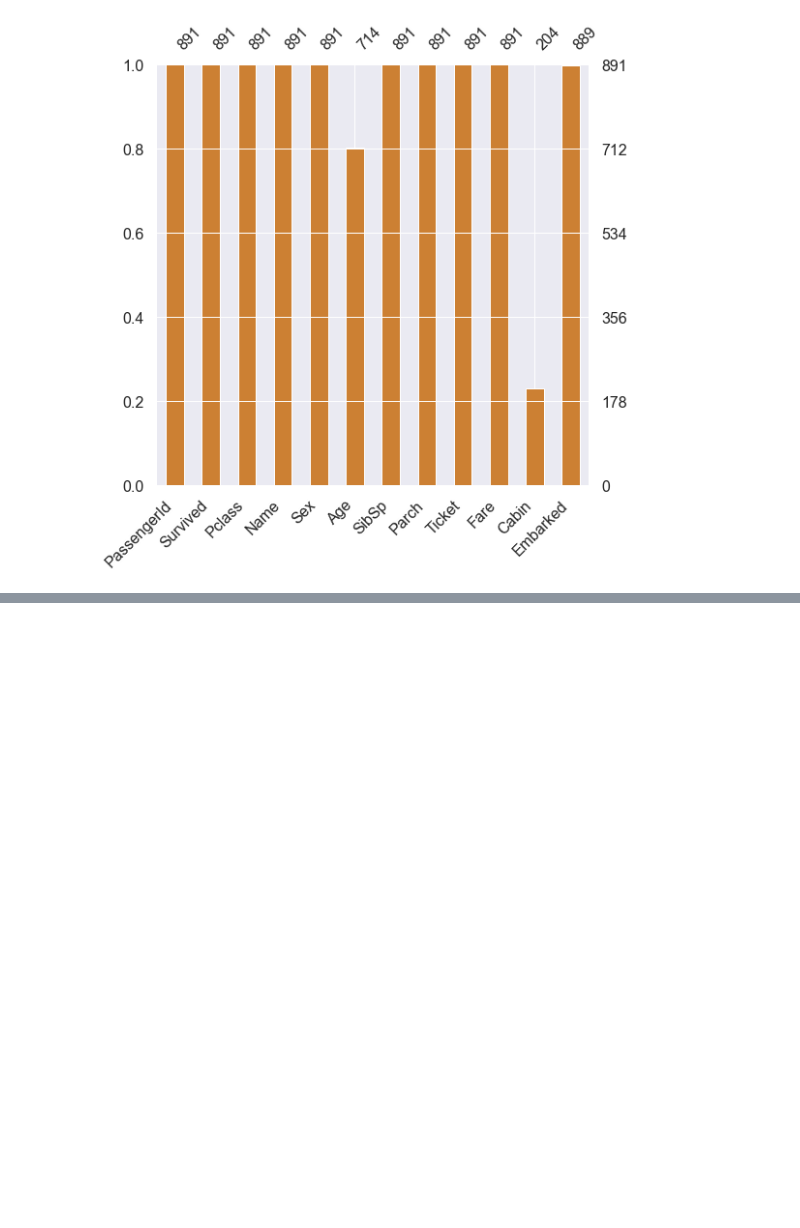
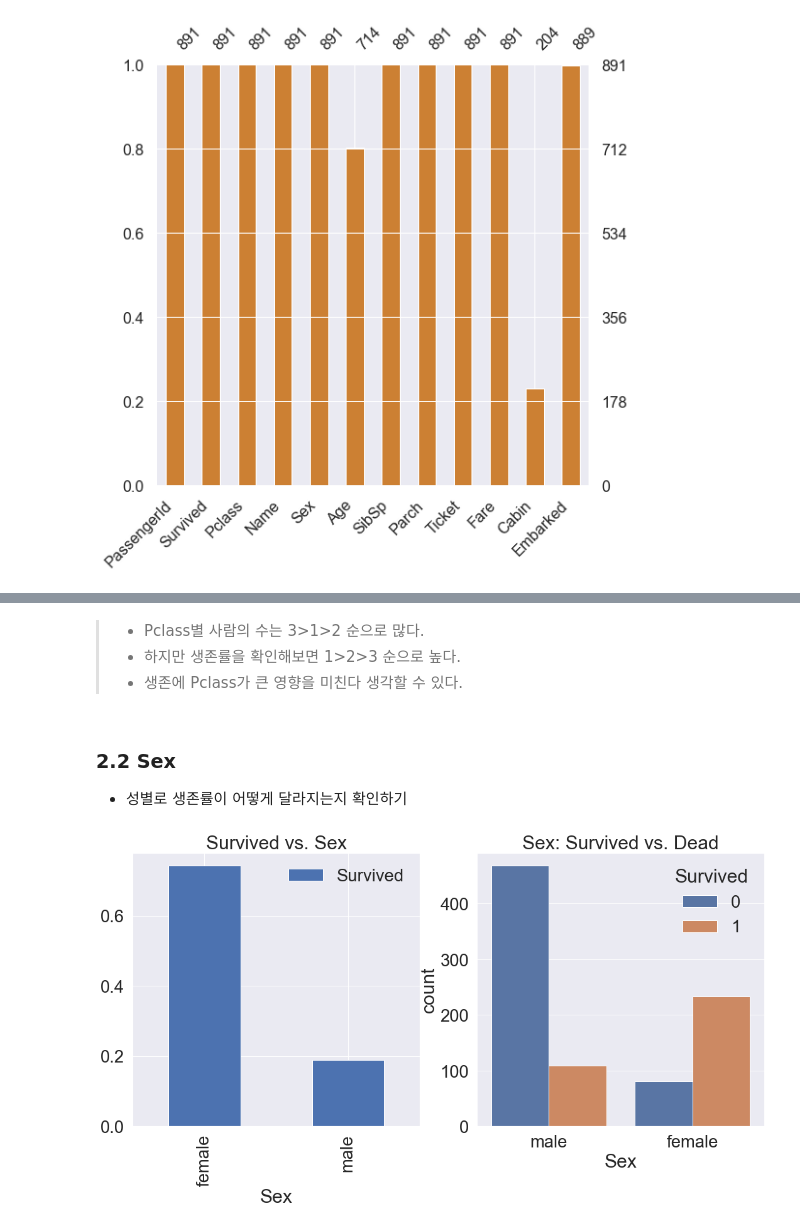
Before and after one commit to yeon42/data_analysis, a Jupyter notebook: kaggle/titanic/titanic.ipynb, the cells around one changed output, grey strips where cells are left out. Cells and saved outputs as stored; diff of their text form; code cells hidden in the pictures; blank space fills up the shorter version.

```diff
--- a/kaggle/titanic/titanic.ipynb
+++ b/kaggle/titanic/titanic.ipynb
@@ -206,0 +291,18 @@ msno.bar(df=df_train.iloc[:, :], figsize=(8, 8), color=(0.8, 0.5, 0.2))
+# %% [markdown]
+> - Pclass별 사람의 수는 3>1>2 순으로 많다.
+> - 하지만 생존률을 확인해보면 1>2>3 순으로 높다.
+> - 생존에 Pclass가 큰 영향을 미친다 생각할 수 있다.
+# %% [markdown]
+### 2.2 Sex
+- 성별로 생존률이 어떻게 달라지는지 확인하기
+# %%
+f, ax = plt.subplots(1, 2, figsize=(18, 8))
+
+df_train[['Sex', 'Survived']].groupby(['Sex'], as_index=True).mean().plot.bar(ax=ax[0])
+ax[0].set_title('Survived vs. Sex')
+
+sns.countplot('Sex', hue='Survived', data=df_train, ax=ax[1])
+ax[1].set_title('Sex: Survived vs. Dead')
+plt.show()
+# %% [output]
+[figure, added]
```
Also changed, not shown: parts of 21 cells of this notebook.
